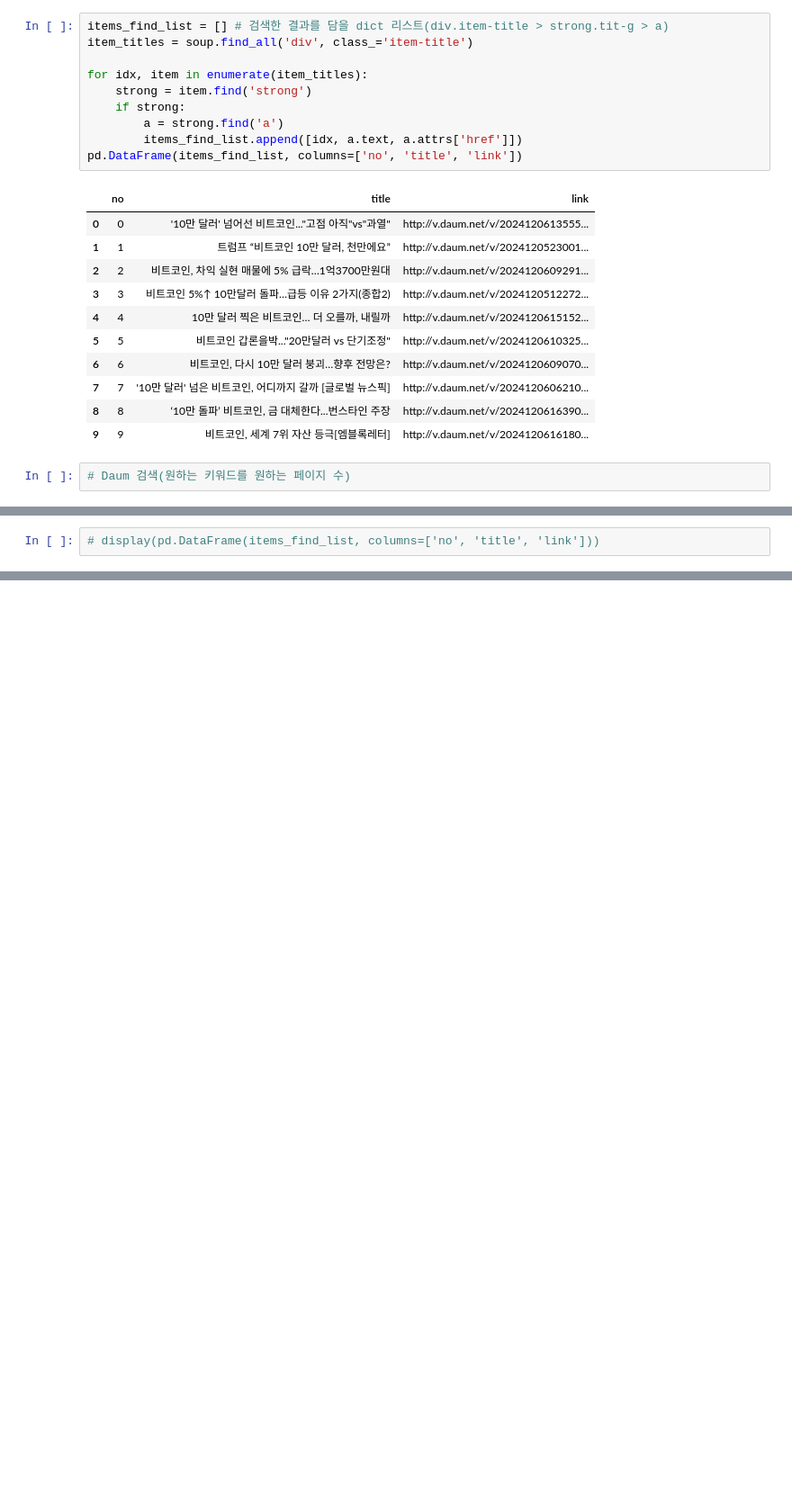
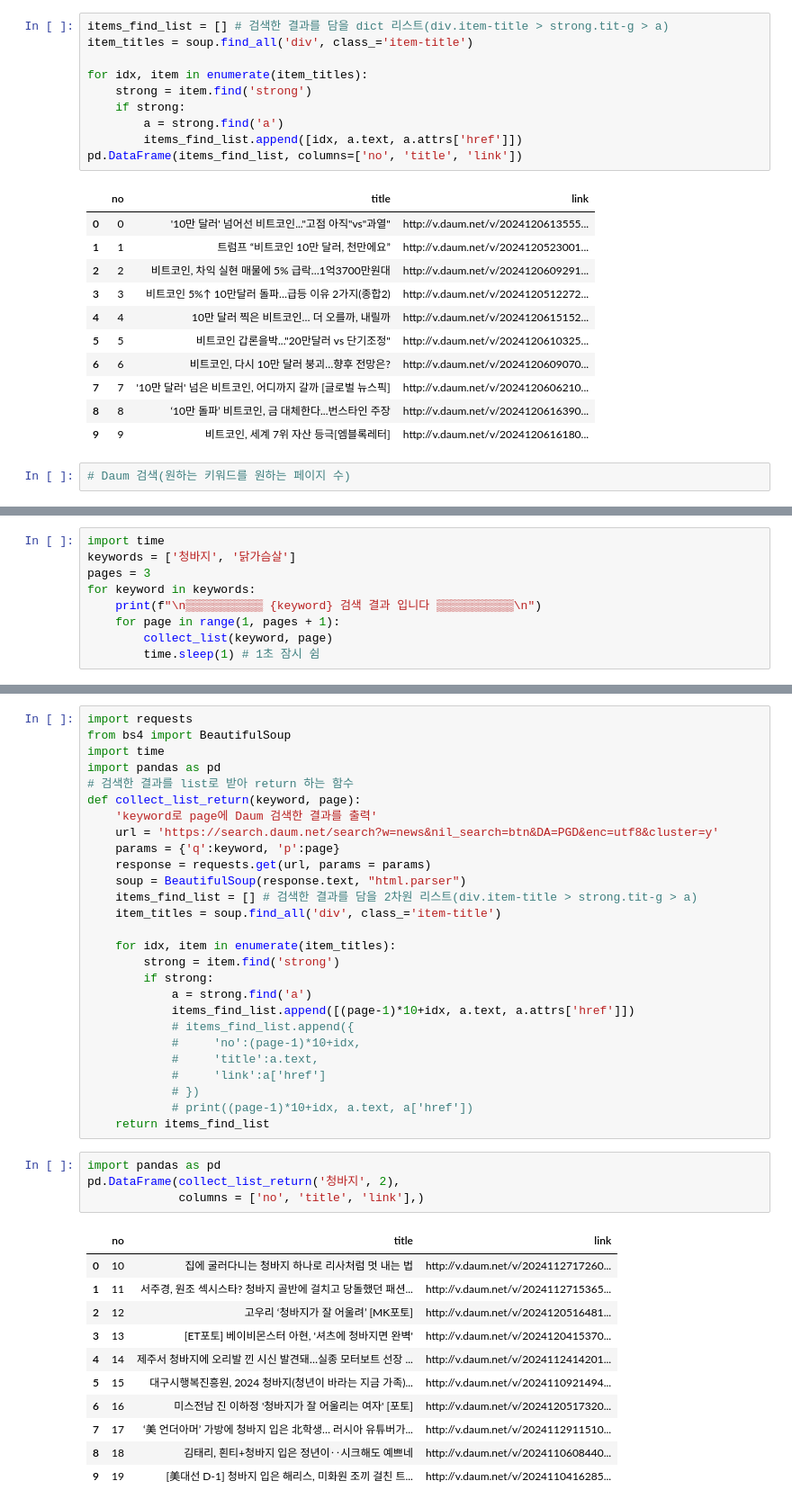
Before and after one commit to yeonzuui/ai, a Jupyter notebook: source/07_python/ch14_웹데이터수집1_정적.ipynb, the cells around one changed output, grey strips where cells are left out. Shown at 90% size. Drawn from its saved outputs; the diff is of its cells as text; blank space fills up the shorter version.

```diff
--- a/source/07_python/ch14_웹데이터수집1_정적.ipynb
+++ b/source/07_python/ch14_웹데이터수집1_정적.ipynb
@@ -389,2 +384,9 @@ collection_list('청바지', 2)
 # %%
-# display(pd.DataFrame(items_find_list, columns=['no', 'title', 'link']))
+import time
+keywords = ['청바지', '닭가슴살']
+pages = 3
+for keyword in keywords:
+    print(f"\n▒▒▒▒▒▒▒▒▒▒▒ {keyword} 검색 결과 입니다 ▒▒▒▒▒▒▒▒▒▒▒\n")
+    for page in range(1, pages + 1):
+        collect_list(keyword, page)
+        time.sleep(1) # 1초 잠시 쉼
@@ -390,0 +411,43 @@ collection_list('청바지', 2)
+# %%
+import requests
+from bs4 import BeautifulSoup
+import time
+import pandas as pd
+# 검색한 결과를 list로 받아 return 하는 함수
+def collect_list_return(keyword, page):
+    'keyword로 page에 Daum 검색한 결과를 출력'
+    url = 'https://search.daum.net/search?w=news&nil_search=btn&DA=PGD&enc=utf8&cluster=y'
+    params = {'q':keyword, 'p':page}
+    response = requests.get(url, params = params)
+    soup = BeautifulSoup(response.text, "html.parser")
+    items_find_list = [] # 검색한 결과를 담을 2차원 리스트(div.item-title > strong.tit-g > a)
+    item_titles = soup.find_all('div', class_='item-title')
+
+    for idx, item in enumerate(item_titles):
+        strong = item.find('strong')
+        if strong:
+            a = strong.find('a')
+            items_find_list.append([(page-1)*10+idx, a.text, a.attrs['href']])
+            # items_find_list.append({
+            #     'no':(page-1)*10+idx,
+            #     'title':a.text,
+            #     'link':a['href']
+            # })
+            # print((page-1)*10+idx, a.text, a['href'])
+    return items_find_list
+# %%
+import pandas as pd
+pd.DataFrame(collect_list_return('청바지', 2),
+             columns = ['no', 'title', 'link'],)
+# %% [output]
+|  | no | title | link |
+| 0 | 10 | 집에 굴러다니는 청바지 하나로 리사처럼 멋 내는 법 | http://v.daum.net/v/2024112717260... |
+| 1 | 11 | 서주경, 원조 섹시스타? 청바지 골반에 걸치고 당돌했던 패션... | http://v.daum.net/v/2024112715365... |
+| 2 | 12 | 고우리 ‘청바지가 잘 어울려’ [MK포토] | http://v.daum.net/v/2024120516481... |
+| 3 | 13 | [ET포토] 베이비몬스터 아현, '셔츠에 청바지면 완벽' | http://v.daum.net/v/2024120415370... |
+| 4 | 14 | 제주서 청바지에 오리발 낀 시신 발견돼…실종 모터보트 선장 ... | http://v.daum.net/v/2024112414201... |
+| 5 | 15 | 대구시행복진흥원, 2024 청바지(청년이 바라는 지금 가족)... | http://v.daum.net/v/2024110921494... |
+| 6 | 16 | 미스전남 진 이하정 '청바지가 잘 어울리는 여자' [포토] | http://v.daum.net/v/2024120517320... |
+| 7 | 17 | ‘美 언더아머’ 가방에 청바지 입은 北학생… 러시아 유튜버가... | http://v.daum.net/v/2024112911510... |
+| 8 | 18 | 김태리, 흰티+청바지 입은 정년이‥시크해도 예쁘네 | http://v.daum.net/v/2024110608440... |
+| 9 | 19 | [美대선 D-1] 청바지 입은 해리스, 미화원 조끼 걸친 트... | http://v.daum.net/v/2024110416285... |
```
Also changed, not shown: parts of 41 cells of this notebook, 4 other files.
